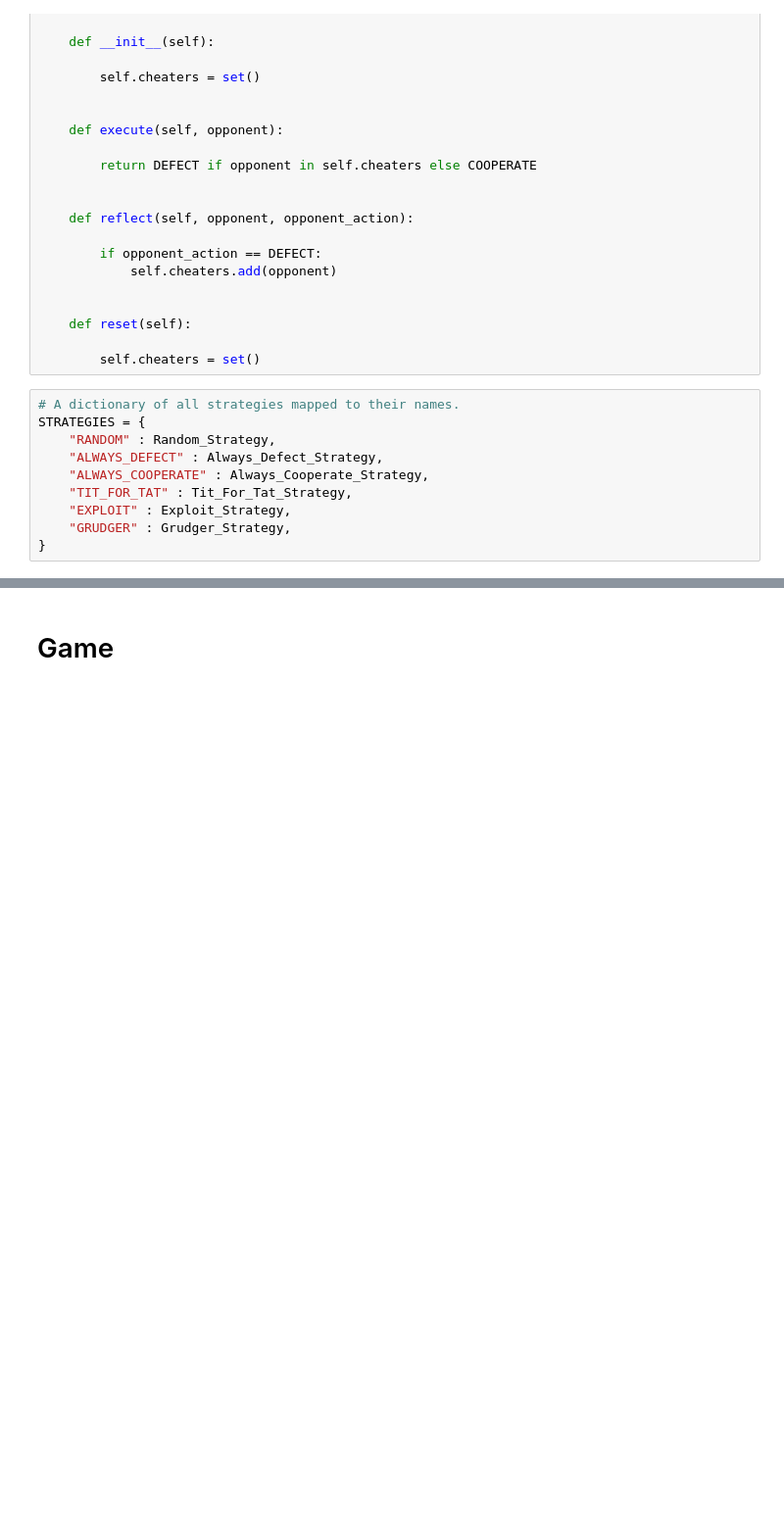
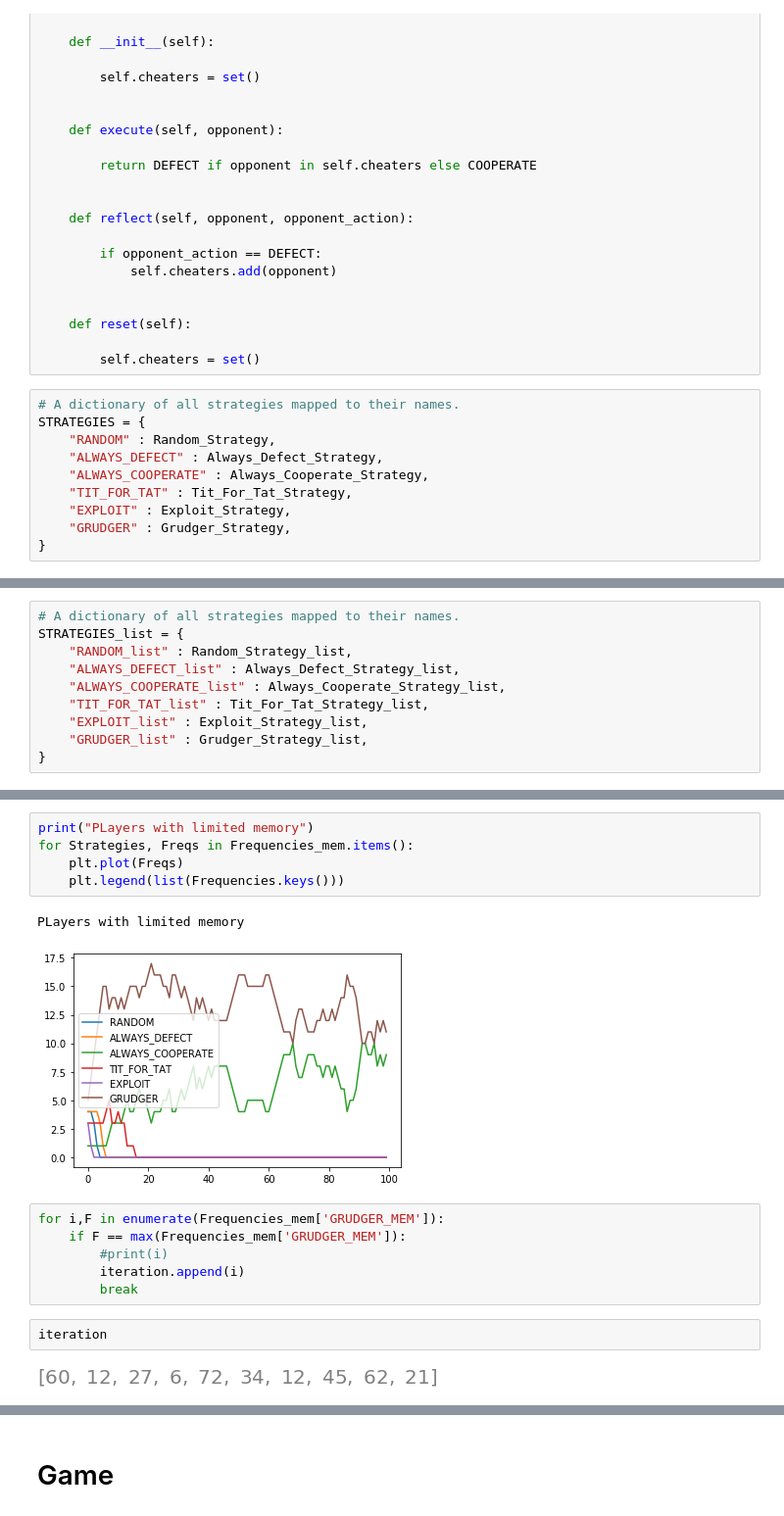
Before and after one commit to Nishant-Ramakuru/dissertation, a Jupyter notebook: classical_game_theory.ipynb, the cells around one changed output, grey strips where cells are left out. Shown at 98% size. Drawn from its saved outputs; the diff is of its cells as text; blank space fills up the shorter version.

```diff
--- a/classical_game_theory.ipynb
+++ b/classical_game_theory.ipynb
@@ -384,0 +692,10 @@ STRATEGIES = {
+# %%
+# A dictionary of all strategies mapped to their names.
+STRATEGIES_list = {
+    "RANDOM_list" : Random_Strategy_list,
+    "ALWAYS_DEFECT_list" : Always_Defect_Strategy_list,
+    "ALWAYS_COOPERATE_list" : Always_Cooperate_Strategy_list,
+    "TIT_FOR_TAT_list" : Tit_For_Tat_Strategy_list,
+    "EXPLOIT_list" : Exploit_Strategy_list,
+    "GRUDGER_list" : Grudger_Strategy_list,
+}
@@ -384,0 +1194,18 @@ STRATEGIES = {
+# %%
+print("PLayers with limited memory")
+for Strategies, Freqs in Frequencies_mem.items():
+    plt.plot(Freqs)
+    plt.legend(list(Frequencies.keys()))
+# %% [output]
+PLayers with limited memory
+[figure, added]
+# %%
+for i,F in enumerate(Frequencies_mem['GRUDGER_MEM']):
+    if F == max(Frequencies_mem['GRUDGER_MEM']):
+        #print(i)
+        iteration.append(i)
+        break
+# %%
+iteration
+# %% [output]
+[figure, added]
```
Also changed, not shown: parts of 19 cells of this notebook.
